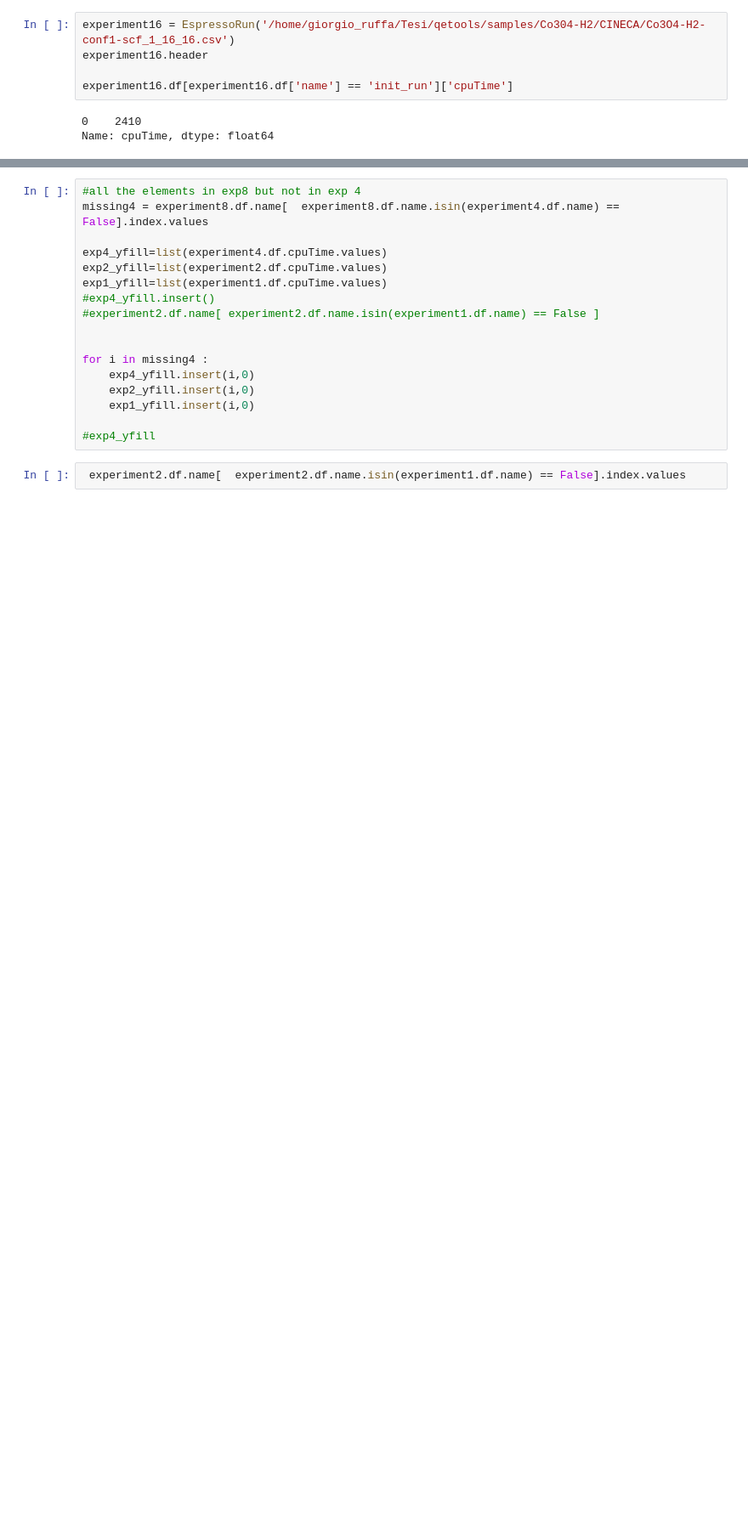
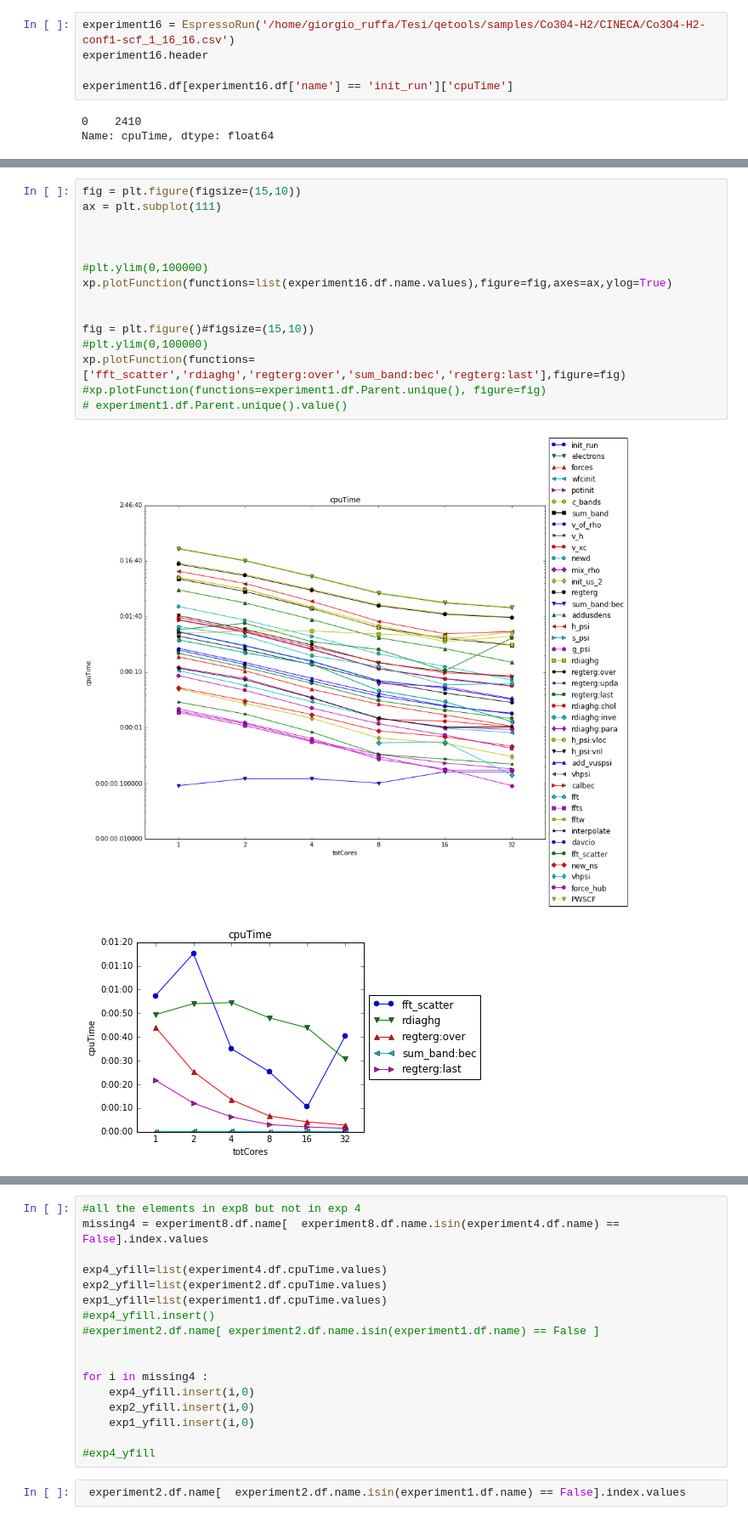
Before and after one commit to gioruffa/qetools, a Jupyter notebook: plotter.ipynb, the cells around one changed output, grey strips where cells are left out. Shown at 85% size. Cells and saved outputs as stored; diff of their text form; blank space fills up the shorter version.

```diff
--- a/plotter.ipynb
+++ b/plotter.ipynb
@@ -221,0 +241,18 @@ xp.plotFunction(functions=['fft_scatter','rdiaghg','regterg:over'])
+# %%
+fig = plt.figure(figsize=(15,10))
+ax = plt.subplot(111)
+
+
+
+#plt.ylim(0,100000)
+xp.plotFunction(functions=list(experiment16.df.name.values),figure=fig,axes=ax,ylog=True)
+
+
+fig = plt.figure()#figsize=(15,10))
+#plt.ylim(0,100000)
+xp.plotFunction(functions=['fft_scatter','rdiaghg','regterg:over','sum_band:bec','regterg:last'],figure=fig)
+#xp.plotFunction(functions=experiment1.df.Parent.unique(), figure=fig)
+# experiment1.df.Parent.unique().value()
+# %% [output]
+[figure, added]
+[figure, added]
```
Also changed, not shown: parts of 9 cells of this notebook.
